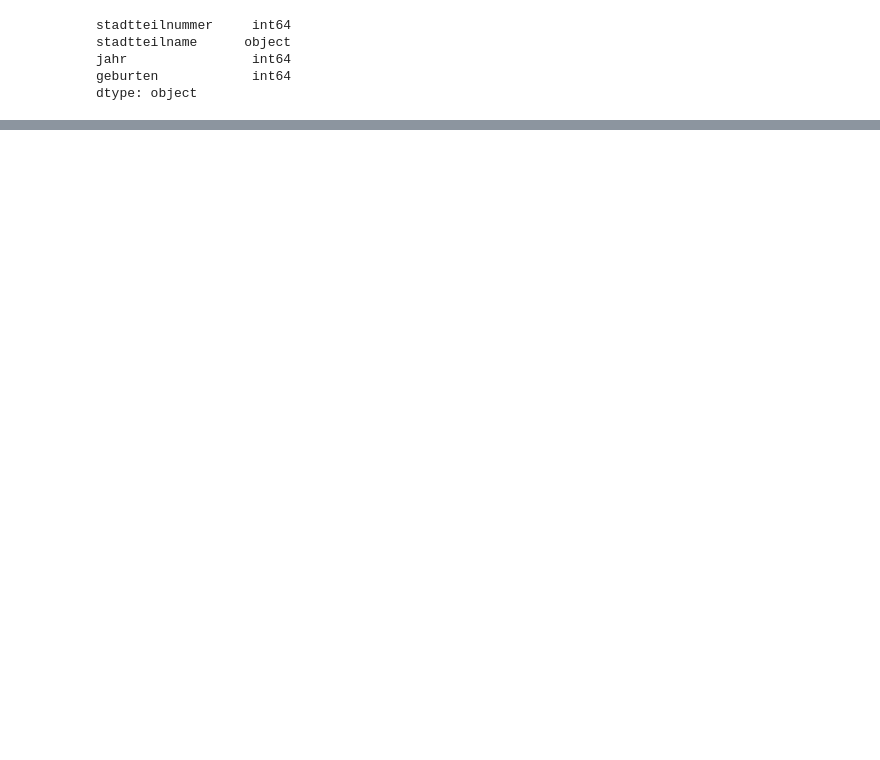
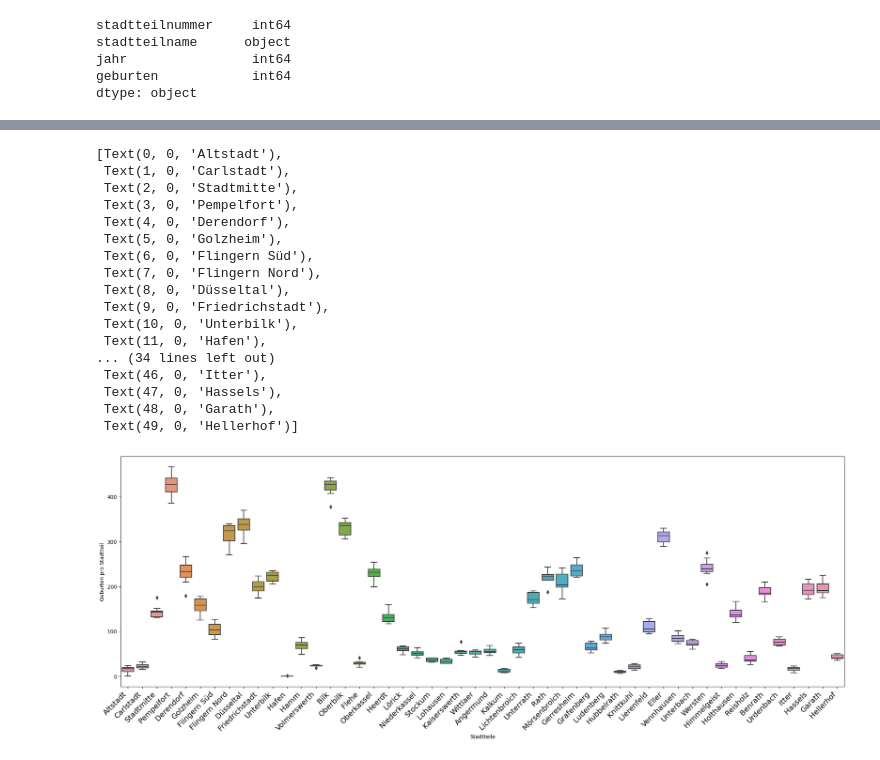
Before and after one commit to Drenaix/Births-in-Duesseldorf-2015-to-2022, a Jupyter notebook: geburten.ipynb, the cells around one changed output, grey strips where cells are left out. Saved outputs shown, nothing was run; the diff lists cells and outputs as text; code cells hidden in the pictures; blank space fills up the shorter version.

```diff
--- a/geburten.ipynb
+++ b/geburten.ipynb
@@ -56,0 +65,28 @@ plt.clf()
+# %%
+plt.figure(figsize=(25,8))
+box = sns.boxplot(data=df, x="stadtteilname", y="geburten")
+plt.xlabel("Stadtteile")
+plt.ylabel("Geburten pro Stadtteil")
+box.set_xticklabels(box.get_xticklabels(),
+rotation=45,
+horizontalalignment='right',
+fontsize='x-large')
+# %% [output]
+[Text(0, 0, 'Altstadt'),
+ Text(1, 0, 'Carlstadt'),
+ Text(2, 0, 'Stadtmitte'),
+ Text(3, 0, 'Pempelfort'),
+ Text(4, 0, 'Derendorf'),
+ Text(5, 0, 'Golzheim'),
+ Text(6, 0, 'Flingern Süd'),
+ Text(7, 0, 'Flingern Nord'),
+ Text(8, 0, 'Düsseltal'),
+ Text(9, 0, 'Friedrichstadt'),
+ Text(10, 0, 'Unterbilk'),
+ Text(11, 0, 'Hafen'),
+... (34 lines left out)
+ Text(46, 0, 'Itter'),
+ Text(47, 0, 'Hassels'),
+ Text(48, 0, 'Garath'),
+ Text(49, 0, 'Hellerhof')]
+[figure, added]
```
Also changed, not shown: parts of 8 cells of this notebook.
